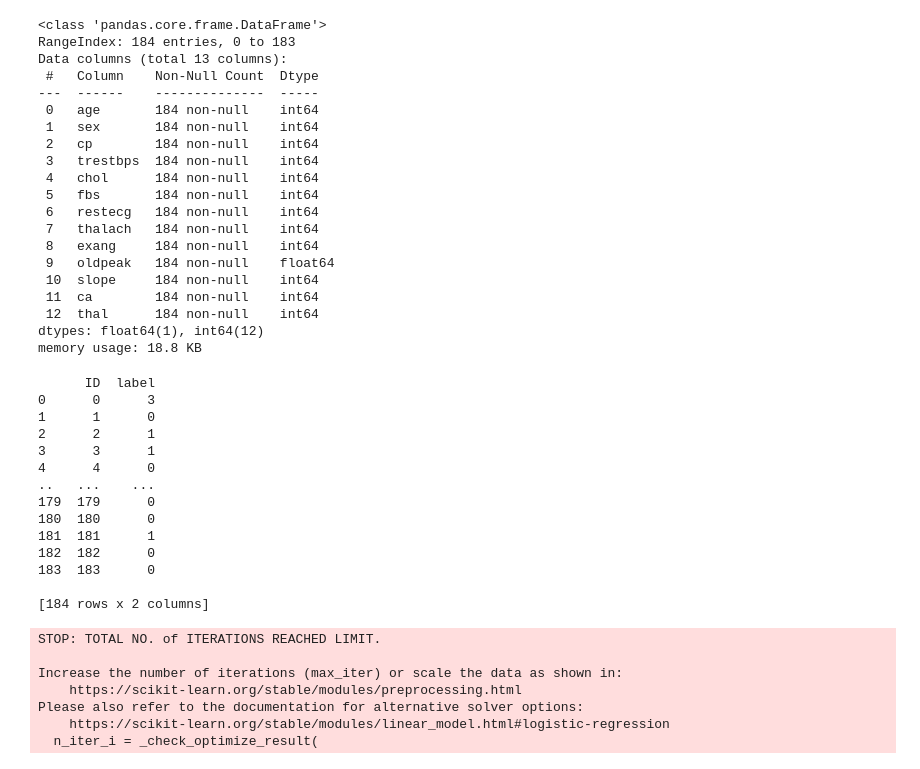
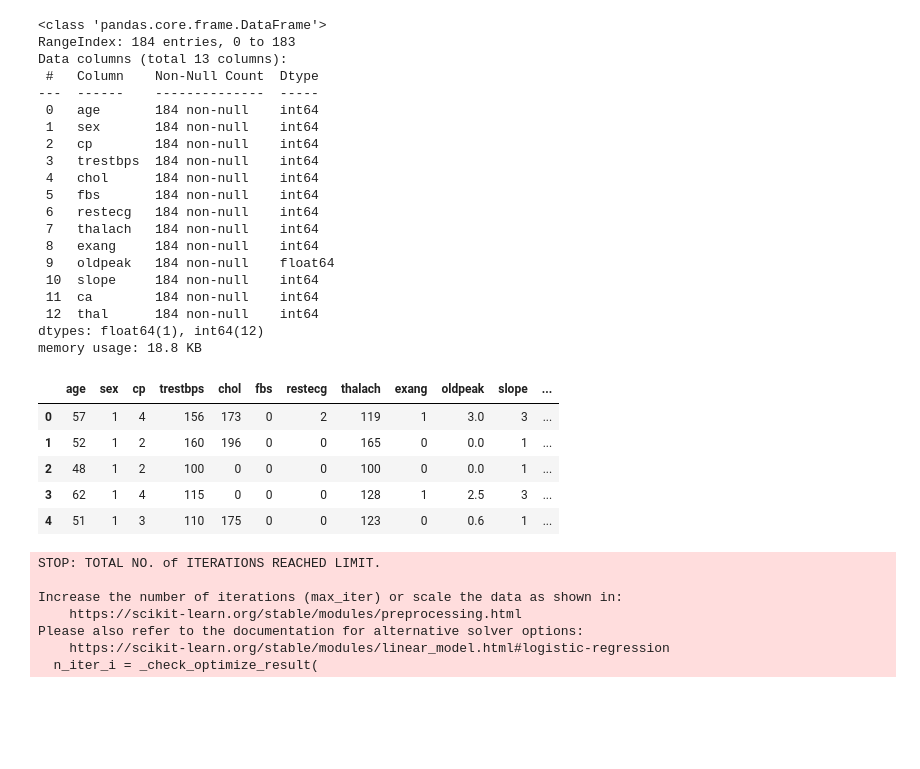
Before and after one commit to andrescervera/DATA-PROJECT-III, a Jupyter notebook: DATA_PROJECT_3.ipynb, the cells around one changed output. Cells and saved outputs as stored; diff of their text form; code cells hidden in the pictures; blank space fills up the shorter version.

```diff
--- a/DATA_PROJECT_3.ipynb
+++ b/DATA_PROJECT_3.ipynb
@@ -1008,51 +1021,46 @@ Data columns (total 13 columns):
  12  thal      184 non-null    int64
 dtypes: float64(1), int64(12)
 memory usage: 18.8 KB
+# %%
+df_test.head()
+# %% [output]
+|  | age | sex | cp | trestbps | chol | fbs | restecg | thalach | exang | oldpeak | slope | ... |
+| 0 | 57 | 1 | 4 | 156 | 173 | 0 | 2 | 119 | 1 | 3.0 | 3 | ... |
+| 1 | 52 | 1 | 2 | 160 | 196 | 0 | 0 | 165 | 0 | 0.0 | 1 | ... |
+| 2 | 48 | 1 | 2 | 100 | 0 | 0 | 0 | 100 | 0 | 0.0 | 1 | ... |
+| 3 | 62 | 1 | 4 | 115 | 0 | 0 | 0 | 128 | 1 | 2.5 | 3 | ... |
+| 4 | 51 | 1 | 3 | 110 | 175 | 0 | 0 | 123 | 0 | 0.6 | 1 | ... |
 # %%
 import pandas as pd
 from sklearn.linear_model import LogisticRegression
 
-# Cargar conjunto de datos de entrenamiento y prueba
-# Supongamos que df_train y df_test ya están cargados con la estructura adecuada
+# Dividir los datos en características (X) y etiquetas (y) para entrenamiento y prueba
+X_train = df_train.drop('label', axis=1)
+y_train = df_train['label']
+X_test = df_test.drop('ID', axis=1)  # Eliminar la columna 'ID' del conjunto de datos de prueba
 
-# Preparar datos de entrenamiento y prueba
-X_train = df_train.drop(columns=['label'])  # características
-y_train = df_train['label']  # variable objetivo
+# Inicializar el modelo de Regresión Logística
+model = LogisticRegression()
 
-# Entrenar un modelo de Regresión Logística
-model = LogisticRegression()
+# Entrenar el modelo
 model.fit(X_train, y_train)
 
-# Realizar predicciones sobre los datos de prueba
-predictions = model.predict(df_test)
+# Realizar predicciones en el dataset de prueba
+predictions = model.predict(X_test)
 
-# Crear un DataFrame con los resultados
-df_results = pd.DataFrame({'ID': range(len(df_test)), 'label': predictions})
+# Crear una columna de ID secuencial para identificar cada registro en el dataset de prueba
+df_test['ID'] = range(len(df_test))
 
-# Mostrar el DataFrame con los resultados
-print(df_results)
+# Crear un DataFrame con las columnas 'ID' y 'label' predichas
+predicted_labels_df = pd.DataFrame({'ID': df_test['ID'], 'label': predictions})
 # %% [output]
-      ID  label
-0      0      3
-1      1      0
-2      2      1
-3      3      1
-4      4      0
-..   ...    ...
-179  179      0
-180  180      0
-181  181      1
-182  182      0
-183  183      0
+STOP: TOTAL NO. of ITERATIONS REACHED LIMIT.
 
-[184 rows x 2 columns]
+Increase the number of iterations (max_iter) or scale the data as shown in:
+    https://scikit-learn.org/stable/modules/preprocessing.html
+Please also refer to the documentation for alternative solver options:
+    https://scikit-learn.org/stable/modules/linear_model.html#logistic-regression
+  n_iter_i = _check_optimize_result(
-STOP: TOTAL NO. of ITERATIONS REACHED LIMIT.
-
-Increase the number of iterations (max_iter) or scale the data as shown in:
-    https://scikit-learn.org/stable/modules/preprocessing.html
-Please also refer to the documentation for alternative solver options:
-    https://scikit-learn.org/stable/modules/linear_model.html#logistic-regression
-  n_iter_i = _check_optimize_result(
 # %%
 from google.colab import files
 
```
Also changed, not shown: parts of 4 cells of this notebook, 2 other files.
